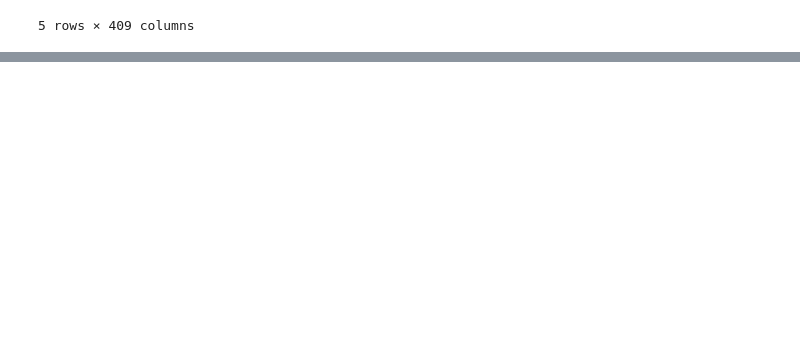
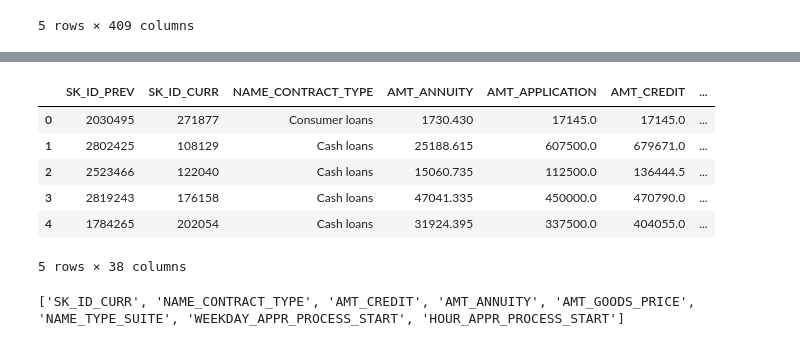
Before and after one commit to MikeCruickshank/HomeCredit_Project, a Jupyter notebook: CMPE351_Project_FeatureEngineering.ipynb, the cells around one changed output, grey strips where cells are left out. Drawn from its saved outputs; the diff is of its cells as text; code cells hidden in the pictures; blank space fills up the shorter version.

```diff
--- a/CMPE351_Project_FeatureEngineering.ipynb
+++ b/CMPE351_Project_FeatureEngineering.ipynb
@@ -289,0 +348,23 @@ feature_matrix.head()
+# %%
+def find_interest_rate(PV,C,n):
+    if (np.isnan(PV) | np.isnan(C) | np.isnan(n)):
+        return  float('NaN')
+    i = np.arange(0.05,40,0.05)
+    dif = []
+    for i_idx in range(len(i)):
+        dif.append(abs(PV - (C*(1-np.power((1+0.01*i[i_idx]),-n))/(0.01*i[i_idx]))))
+    min_idx = np.argmin(dif)
+    return i[min_idx]
+# %%
+interest_columns = ['AMT_ANNUITY','AMT_CREDIT','CNT_PAYMENT']
+int_rate_data = previous[interest_columns]
+
+PV = int_rate_data['AMT_CREDIT']
+C = int_rate_data['AMT_ANNUITY']
+n = int_rate_data['CNT_PAYMENT']
+
+int_rate = []
+for idx in range(len(n)):
+    if (idx % 5000 == 0):
+        print(idx)
+    int_rate.append(find_interest_rate(PV[idx],C[idx],n[idx]))
@@ -289,0 +382,13 @@ feature_matrix.head()
+# %%
+previous_with_rate = previous
+previous_with_rate['Calculated_Interest_Rate'] = int_rate
+# %%
+previous_with_rate.head()
+# %% [output]
+|  | SK_ID_PREV | SK_ID_CURR | NAME_CONTRACT_TYPE | AMT_ANNUITY | AMT_APPLICATION | AMT_CREDIT | ... |
+| 0 | 2030495 | 271877 | Consumer loans | 1730.430 | 17145.0 | 17145.0 | ... |
+| 1 | 2802425 | 108129 | Cash loans | 25188.615 | 607500.0 | 679671.0 | ... |
+| 2 | 2523466 | 122040 | Cash loans | 15060.735 | 112500.0 | 136444.5 | ... |
+| 3 | 2819243 | 176158 | Cash loans | 47041.335 | 450000.0 | 470790.0 | ... |
+| 4 | 1784265 | 202054 | Cash loans | 31924.395 | 337500.0 | 404055.0 | ... |
+5 rows × 38 columns
@@ -289,0 +398,5 @@ feature_matrix.head()
+# %%
+cols = [x for x in app_columns if x in prev_columns]
+print(cols)
+# %% [output]
+['SK_ID_CURR', 'NAME_CONTRACT_TYPE', 'AMT_CREDIT', 'AMT_ANNUITY', 'AMT_GOODS_PRICE', 'NAME_TYPE_SUITE', 'WEEKDAY_APPR_PROCESS_START', 'HOUR_APPR_PROCESS_START']
```
Also changed, not shown: parts of 23 cells of this notebook.
